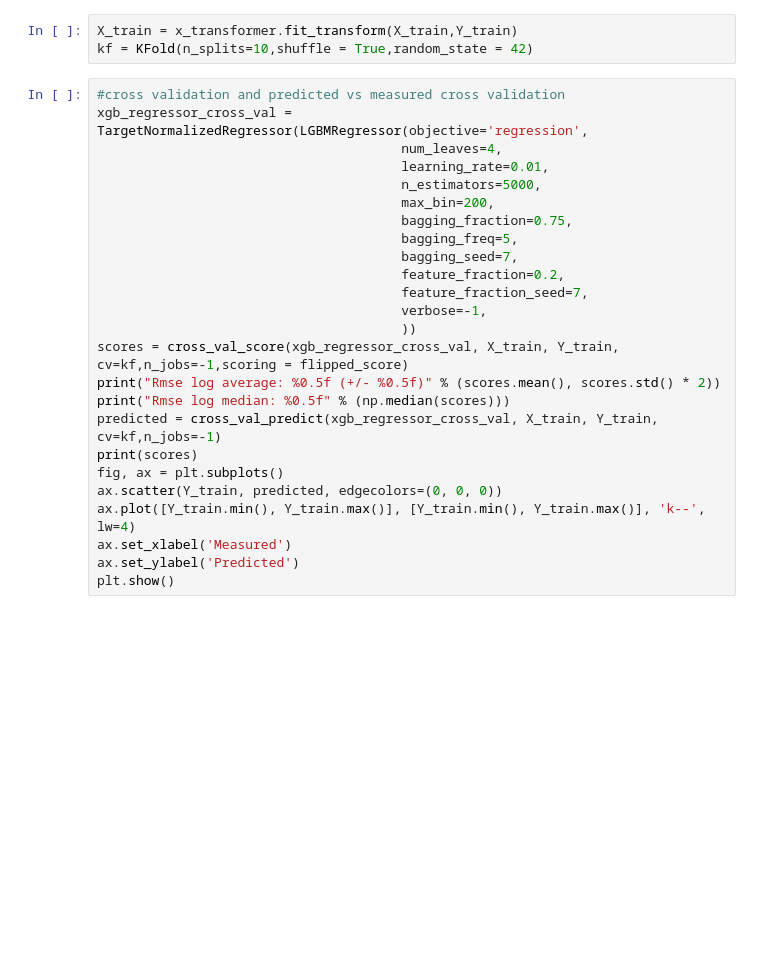
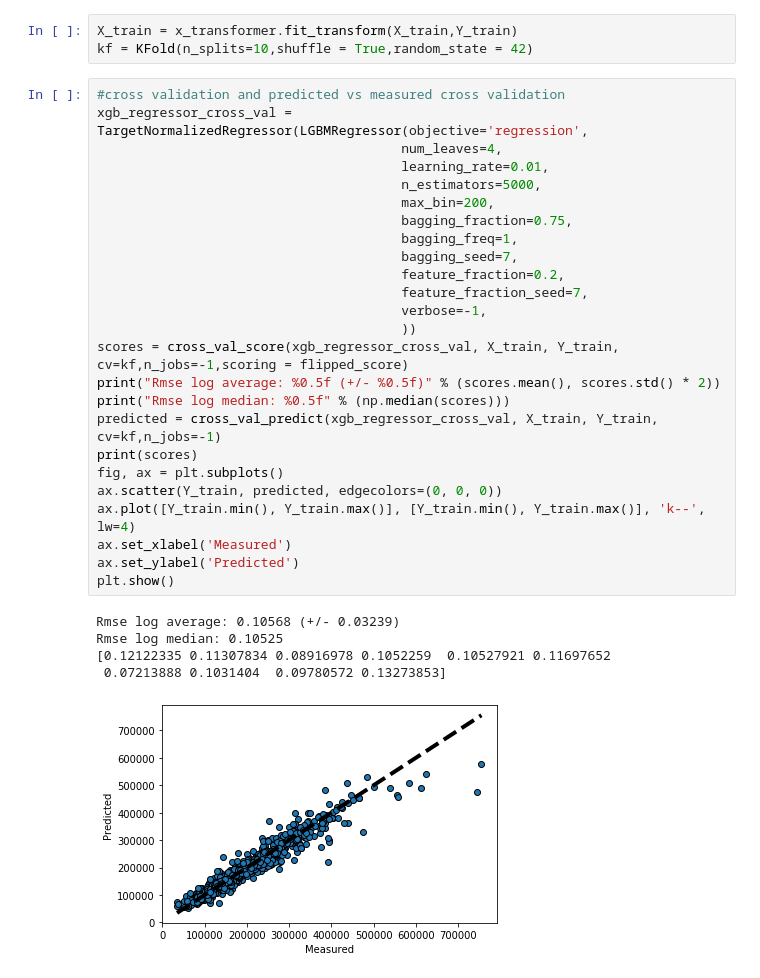
Before and after one commit to ViktorTarasenko/housepricing, a Jupyter notebook: modelling_lightgbm.ipynb, the cells around one changed output. Saved outputs shown, nothing was run; the diff lists cells and outputs as text; blank space fills up the shorter version.

```diff
--- a/modelling_lightgbm.ipynb
+++ b/modelling_lightgbm.ipynb
@@ -78,28 +78,34 @@ kf = KFold(n_splits=10,shuffle = True,random_state = 42)
 # %%
 #cross validation and predicted vs measured cross validation
 xgb_regressor_cross_val = TargetNormalizedRegressor(LGBMRegressor(objective='regression',
                                        num_leaves=4,
                                        learning_rate=0.01,
                                        n_estimators=5000,
                                        max_bin=200,
                                        bagging_fraction=0.75,
-                                       bagging_freq=5,
+                                       bagging_freq=1,
                                        bagging_seed=7,
                                        feature_fraction=0.2,
                                        feature_fraction_seed=7,
                                        verbose=-1,
                                        ))
 scores = cross_val_score(xgb_regressor_cross_val, X_train, Y_train, cv=kf,n_jobs=-1,scoring = flipped_score)
 print("Rmse log average: %0.5f (+/- %0.5f)" % (scores.mean(), scores.std() * 2))
 print("Rmse log median: %0.5f" % (np.median(scores)))
 predicted = cross_val_predict(xgb_regressor_cross_val, X_train, Y_train, cv=kf,n_jobs=-1)
 print(scores)
 fig, ax = plt.subplots()
 ax.scatter(Y_train, predicted, edgecolors=(0, 0, 0))
 ax.plot([Y_train.min(), Y_train.max()], [Y_train.min(), Y_train.max()], 'k--', lw=4)
 ax.set_xlabel('Measured')
 ax.set_ylabel('Predicted')
 plt.show()
+# %% [output]
+Rmse log average: 0.10568 (+/- 0.03239)
+Rmse log median: 0.10525
+[0.12122335 0.11307834 0.08916978 0.1052259  0.10527921 0.11697652
+ 0.07213888 0.1031404  0.09780572 0.13273853]
+[figure, added]
 # %%
 #learning curve of best model
 plot_learning_curve(xgb_regressor_cross_val, "Title", X_train, Y_train, None, cv=kf, n_jobs=-1,scoring = flipped_score)
```
Also changed, not shown: parts of 1 cell of this notebook, 8 other files.
